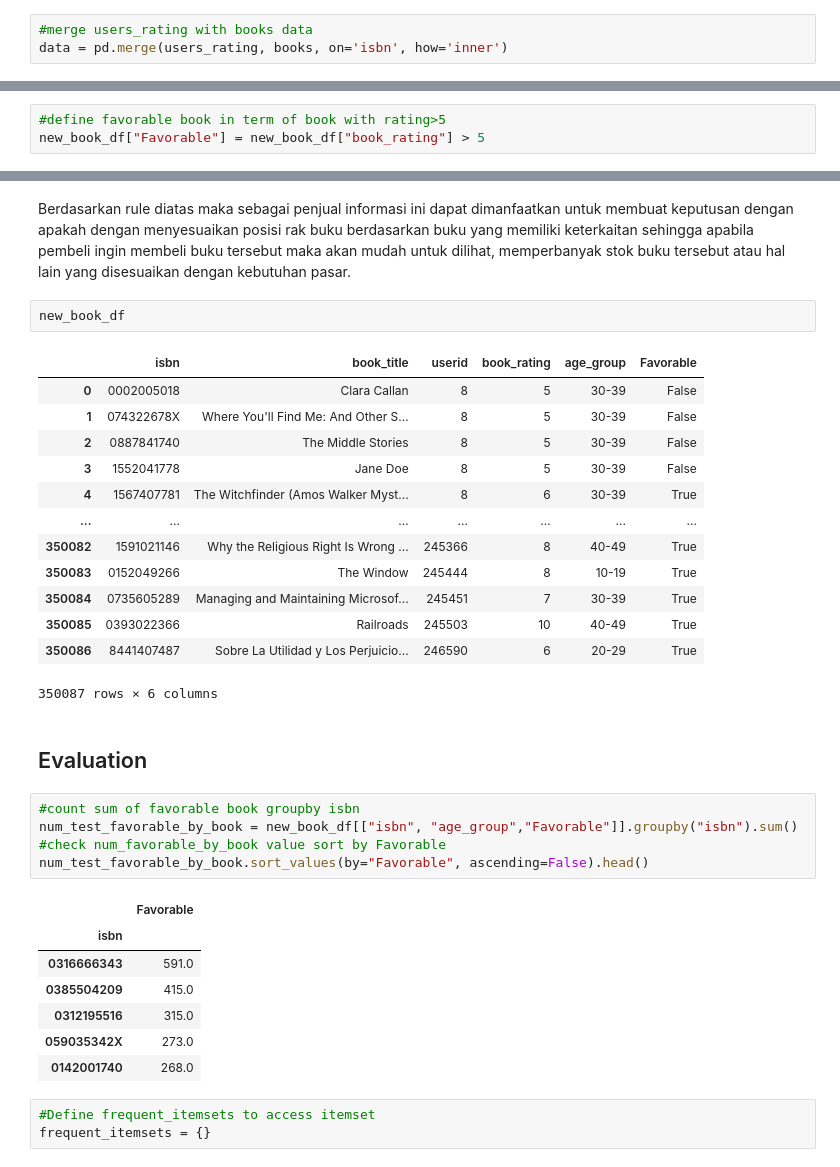
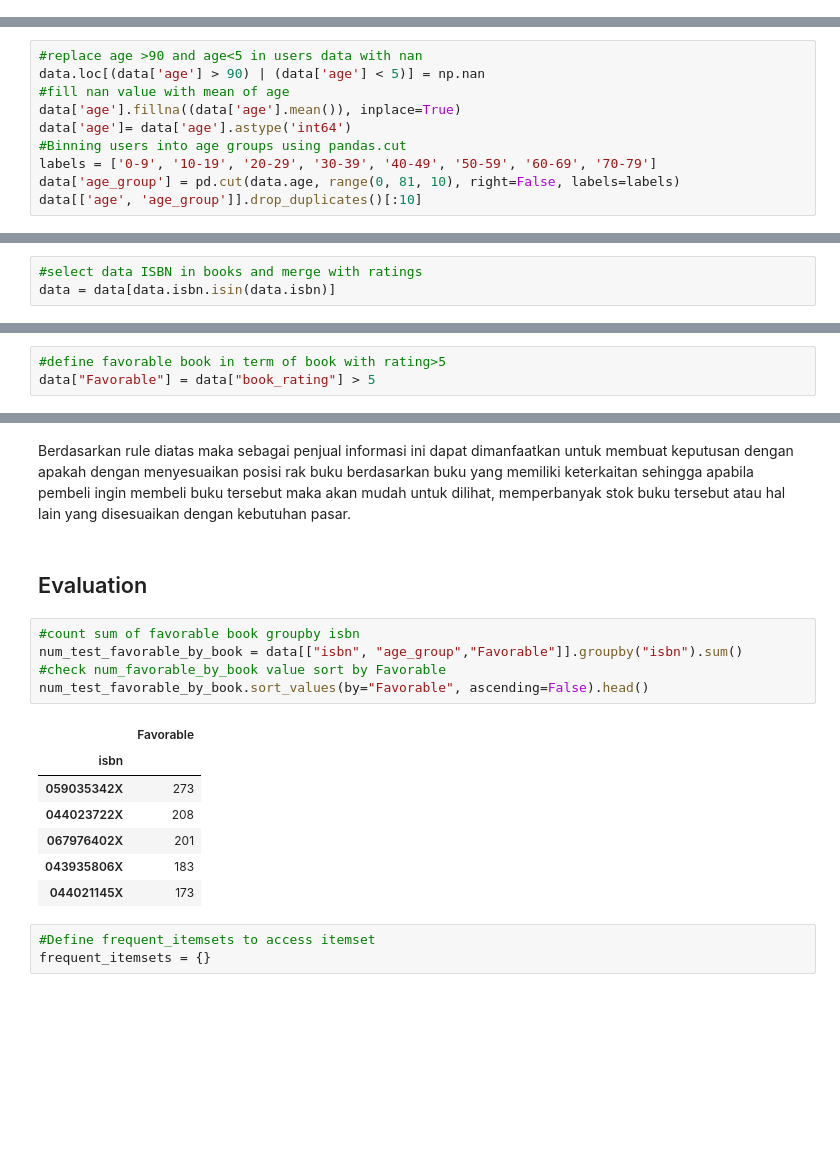
Before and after one commit to evifannybadiz13/market-basket-analysis-in-book-recommendation-based-on-age, a Jupyter notebook: Market Basket Analysis in Book Recommendation Recommendation Based on Age_Evaluation.ipynb, the cells around one changed output, grey strips where cells are left out. Cells and saved outputs as stored; diff of their text form; blank space fills up the shorter version.

```diff
--- a/Market Basket Analysis in Book Recommendation Recommendation Based on Age_Evaluation.ipynb
+++ b/Market Basket Analysis in Book Recommendation Recommendation Based on Age_Evaluation.ipynb
@@ -399,3 +271,0 @@ users_rating.head()
-# %%
-#merge users_rating with books data
-data = pd.merge(users_rating, books, on='isbn', how='inner')
@@ -468,0 +278,10 @@ Sebagai pembeli, dia dapat mengetahui tren dari sebuah buku yakni buku dengan ju
+# %%
+#replace age >90 and age<5 in users data with nan
+data.loc[(data['age'] > 90) | (data['age'] < 5)] = np.nan
+#fill nan value with mean of age
+data['age'].fillna((data['age'].mean()), inplace=True)
+data['age']= data['age'].astype('int64')
+#Binning users into age groups using pandas.cut
+labels = ['0-9', '10-19', '20-29', '30-39', '40-49', '50-59', '60-69', '70-79']
+data['age_group'] = pd.cut(data.age, range(0, 81, 10), right=False, labels=labels)
+data[['age', 'age_group']].drop_duplicates()[:10]
@@ -468,0 +340,3 @@ Sebagai pembeli, dia dapat mengetahui tren dari sebuah buku yakni buku dengan ju
+# %%
+#select data ISBN in books and merge with ratings
+data = data[data.isbn.isin(data.isbn)]
@@ -470,4 +354,4 @@ Sebagai pembeli, dia dapat mengetahui tren dari sebuah buku yakni buku dengan ju
 ## Feature Engineering
 # %%
 #define favorable book in term of book with rating>5
-new_book_df["Favorable"] = new_book_df["book_rating"] > 5
+data["Favorable"] = data["book_rating"] > 5
@@ -747,37 +625,21 @@ Rule: Jika seseorang yang memiliki rentang umur 20-29 membeli buku Icebound maka
  - Confidence:  1.000
 # %% [markdown]
 Berdasarkan rule diatas maka sebagai penjual informasi ini dapat dimanfaatkan untuk membuat keputusan dengan apakah dengan menyesuaikan posisi rak buku berdasarkan buku yang memiliki keterkaitan sehingga apabila pembeli ingin membeli buku tersebut maka akan mudah untuk dilihat, memperbanyak stok buku tersebut atau hal lain yang disesuaikan dengan kebutuhan pasar.
-# %%
-new_book_df
-# %% [output]
-|  | isbn | book_title | userid | book_rating | age_group | Favorable |
-| 0 | 0002005018 | Clara Callan | 8 | 5 | 30-39 | False |
-| 1 | 074322678X | Where You'll Find Me: And Other S... | 8 | 5 | 30-39 | False |
-| 2 | 0887841740 | The Middle Stories | 8 | 5 | 30-39 | False |
-| 3 | 1552041778 | Jane Doe | 8 | 5 | 30-39 | False |
-| 4 | 1567407781 | The Witchfinder (Amos Walker Myst... | 8 | 6 | 30-39 | True |
-| ... | ... | ... | ... | ... | ... | ... |
-| 350082 | 1591021146 | Why the Religious Right Is Wrong ... | 245366 | 8 | 40-49 | True |
-| 350083 | 0152049266 | The Window | 245444 | 8 | 10-19 | True |
-| 350084 | 0735605289 | Managing and Maintaining Microsof... | 245451 | 7 | 30-39 | True |
-| 350085 | 0393022366 | Railroads | 245503 | 10 | 40-49 | True |
-| 350086 | 8441407487 | Sobre La Utilidad y Los Perjuicio... | 246590 | 6 | 20-29 | True |
-350087 rows × 6 columns
 # %% [markdown]
 ## Evaluation
 # %%
 #count sum of favorable book groupby isbn
-num_test_favorable_by_book = new_book_df[["isbn", "age_group","Favorable"]].groupby("isbn").sum()
+num_test_favorable_by_book = data[["isbn", "age_group","Favorable"]].groupby("isbn").sum()
 #check num_favorable_by_book value sort by Favorable
 num_test_favorable_by_book.sort_values(by="Favorable", ascending=False).head()
 # %% [output]
 |  | Favorable |
 | isbn |  |
-| 0316666343 | 591.0 |
-| 0385504209 | 415.0 |
-| 0312195516 | 315.0 |
-| 059035342X | 273.0 |
-| 0142001740 | 268.0 |
+| 059035342X | 273 |
+| 044023722X | 208 |
+| 067976402X | 201 |
+| 043935806X | 183 |
+| 044021145X | 173 |
 # %%
 #Define frequent_itemsets to access itemset
 frequent_itemsets = {}
```
Also changed, not shown: parts of 109 cells of this notebook.
